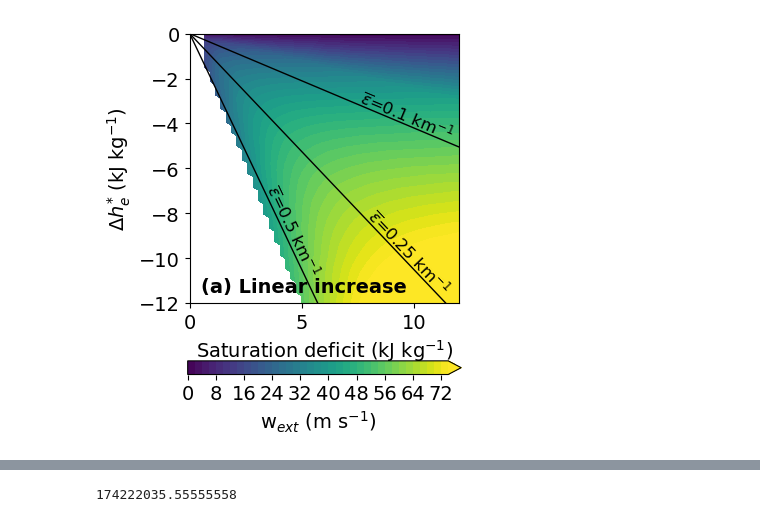
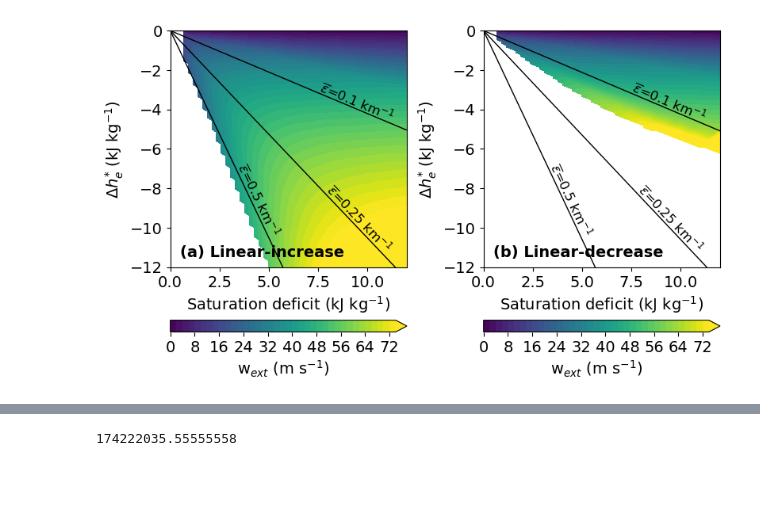
Before and after one commit to dongqi-DQ/plume_models, a Jupyter notebook: distribution_plotting.ipynb, the cells around one changed output, grey strips where cells are left out. Drawn from its saved outputs; the diff is of its cells as text; code cells hidden in the pictures; blank space fills up the shorter version.

Commit message:
update mass flux distribution for plotting

```diff
--- a/distribution_plotting.ipynb
+++ b/distribution_plotting.ipynb
@@ -173,11 +173,11 @@ def get_Palmer_plane_linear(z_lcl=1400,mprofile="cos",skew_type = "linear-increa
 
 # Set the model parameters
 
-z_lcl = 700
+z_b = 700
 mprofile = "cos"
 
-df_normal = get_Palmer_plane_skew(z_lcl,mprofile,skew_type = "normal", read_from_file=False)
-df_left = get_Palmer_plane_skew(z_lcl,mprofile,skew_type = "left", read_from_file=False)
-df_right = get_Palmer_plane_skew(z_lcl,mprofile,skew_type = "right", read_from_file=False)
-df_inc = get_Palmer_plane_linear(z_lcl,mprofile,skew_type = "linear-increase", read_from_file=True)
+df_normal = get_Palmer_plane_skew(z_b,mprofile,skew_type = "normal", read_from_file=False)
+df_left = get_Palmer_plane_skew(z_b,mprofile,skew_type = "left", read_from_file=False)
+df_right = get_Palmer_plane_skew(z_b,mprofile,skew_type = "right", read_from_file=False)
+df_inc = get_Palmer_plane_linear(z_b,mprofile,skew_type = "linear-increase", read_from_file=True)
 # %% [output]
@@ -189,3 +186,5 @@ df_high = get_Palmer_plane_skew(z_lcl,mprofile,skew_type = "strong-high-entrain"
+# %%
+df_dec = get_Palmer_plane_linear(z_b,mprofile,skew_type = "linear-decrease", read_from_file=True)
 # %%
 
 fig = plt.figure(figsize=(12,5))
@@ -367,32 +392,83 @@ for es,xval in zip([-0.5, -0.25,-0.1],[3.5,8.5,8.5]):
     # slope dy/dx
     dy = yval[-1] - yval[0]
     dx = xval1[-1] - xval1[0]
     angle = np.degrees(np.arctan2(dy, dx))
     ix = np.argwhere(xval1<xval)[0][0]
     # choose a point ON the line for the label
     x_text = xval1[ix]
     y_text = yval[ix]
     if es == -0.25:
         x_text = xval1[ix+1]
         y_text = yval[ix+1]
 
     plt.text(
         x_text, y_text,
         r"$\overline{\epsilon}$"+f"={-es} km"+r"$^{-1}$",
         color="k",
         fontsize=12,
         rotation=angle+180,
         rotation_mode="anchor",
         transform_rotates_text=True,
         ha="left",
         va="bottom"
     )
 
 ax1.set_xlim(0,12)
 ax1.set_ylim(-12,0)
 ax1.set_xlabel(r"Saturation deficit (kJ kg$^{-1}$)")
 ax1.set_ylabel(r"$\Delta h_{e}^{*}$ (kJ kg$^{-1}$)")
-ax1.text(0.5,-11.5,"(a) Linear increase",fontweight="bold",fontsize=14)
+ax1.text(0.5,-11.5,"(a) Linear-increase",fontweight="bold",fontsize=14)
 ax1.set_aspect('equal')
+
+ax1 = fig.add_subplot(132)
+## Normal distribution
+## prepare arrays for plotting
+sat_def_arr = np.array(df_dec["sat_def"])*const.Lv0/1000
+dh_arr = np.array(df_dec["dh"])/1000
+CAPEdist_list = np.array(df_dec["CAPE_ext"])
+w_arr = np.sqrt(2*CAPEdist_list)
+dz_arr = np.array(df_dec["dz"])/1000
+dz = np.nanmean(dz_arr)
+ent_b_arr = np.array(df_dec["ent_b"])*1000
+Xi, Yi, Zi = scatter_to_contour(sat_def_arr, dh_arr, w_arr)
+cf1 = ax1.contourf(Xi, Yi, Zi,np.arange(0,75,2),extend="max",cmap="viridis")
+fig.colorbar(cf1, ax=ax1, label=r"w$_{ext}$ (m s$^{-1}$)",orientation="horizontal")
+
+for es,xval in zip([-0.5, -0.25,-0.1],[3.5,8.5,8.5]):
+    yval = np.linspace(-12,0,20)
+    xval1 = yval/(es)/dz
+
+    plt.plot(xval1,yval,"k",linewidth=1)
+    # slope dy/dx
+    dy = yval[-1] - yval[0]
+    dx = xval1[-1] - xval1[0]
+    angle = np.degrees(np.arctan2(dy, dx))
+    ix = np.argwhere(xval1<xval)[0][0]
+    # choose a point ON the line for the label
+    x_text = xval1[ix]
+    y_text = yval[ix]
+    if es == -0.25:
+        x_text = xval1[ix+1]
+        y_text = yval[ix+1]
+
+    plt.text(
+        x_text, y_text,
+        r"$\overline{\epsilon}$"+f"={-es} km"+r"$^{-1}$",
+        color="k",
+        fontsize=12,
+        rotation=angle+180,
+        rotation_mode="anchor",
+        transform_rotates_text=True,
+        ha="left",
+        va="bottom"
+    )
+
+ax1.set_xlim(0,12)
+ax1.set_ylim(-12,0)
+ax1.set_xlabel(r"Saturation deficit (kJ kg$^{-1}$)")
+ax1.set_ylabel(r"$\Delta h_{e}^{*}$ (kJ kg$^{-1}$)")
+ax1.text(0.5,-11.5,"(b) Linear-decrease",fontweight="bold",fontsize=14)
+ax1.set_aspect('equal')
+plt.tight_layout()
 # %% [output]
-[figure, old version]
+[figure, new version]
```
Also changed, not shown: parts of 11 cells of this notebook, 5 other files.
